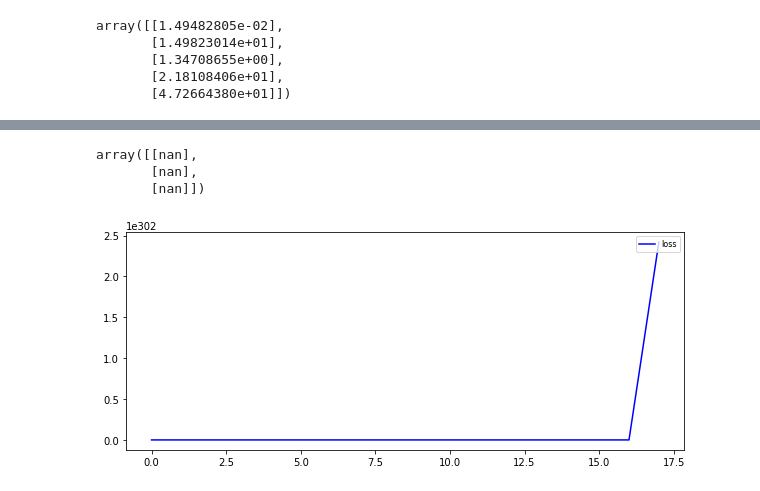
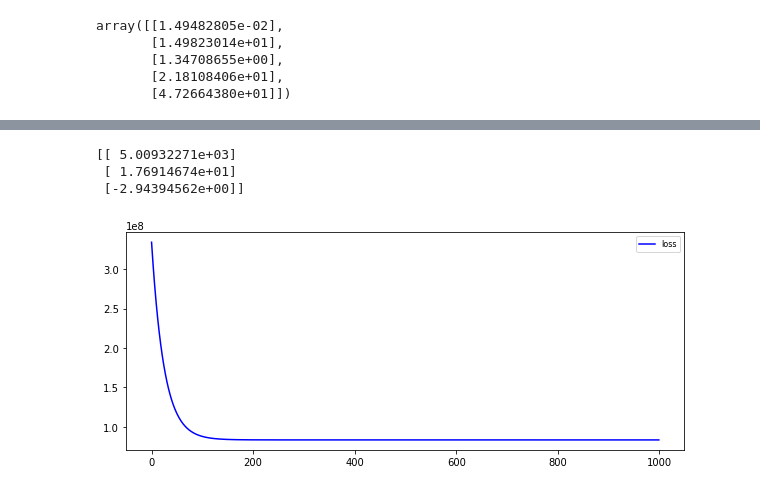
Before and after one commit to ol3gka/STUDY, a Jupyter notebook: main_tools.ipynb, the cells around one changed output, grey strips where cells are left out. Drawn from its saved outputs; the diff is of its cells as text; code cells hidden in the pictures.

```diff
--- a/main_tools.ipynb
+++ b/main_tools.ipynb
@@ -325,24 +341,27 @@ x_new = np.concatenate((np.ones((x.shape[0],1)), x), axis=1)
 y = np.array([[10+i] for i in range(n)])
 # %%
-class LinearRegression_MATRIX_grad:
+class LinearRegression:
   L=1e-3
   def __init__(self, X: np.ndarray, y: np.ndarray):
     self.X = X
-    self.X_new = np.concatenate((np.ones((X.shape[0],1)), X),axis=1)
     self.y = y
-    self.theta = np.zeros((X.shape[1]+1,1))
+    self.theta = np.zeros((X.shape[1],1))
     self.loss = []
+
   def predict(self):
-    y_pred = self.X_new.dot(self.theta)
+    y_pred = self.X.dot(self.theta)
     return y_pred
+
   def update_coef(self, l=L):
-    n = len(y)
+    n = len(self.y)
     y_pred = self.predict()
-    self.theta = self.theta - l*((2/n)*self.X_new.T.dot(y_pred-self.y))
+    self.theta = self.theta - l*((2/n)*self.X.T.dot(y_pred-self.y))
+
   def train(self, n=100, l=L):
     for i in range(n):
       self.loss.append(1/n*np.sum((self.predict()-self.y)**2))
       self.update_coef(l)
+
   def loss_plot(self):
     fig, ax = plt.subplots(1,1, figsize=(10,4))
     ax.plot(self.loss, linestyle='-', markersize=0, marker='o', c='b', label='loss')
@@ -371,12 +392,10 @@ array([[-4.79634649e+02],
 # %%
 reg = LinearRegression(x, y)
-reg.train(1000, 1e-3)
-reg.theta
+reg.train(1000, 1e-2)
+print(reg.theta)
+reg.loss_plot()
 # %% [output]
-array([[nan],
-       [nan],
-       [nan]])
+[[ 5.00932271e+03]
+ [ 1.76914674e+01]
+ [-2.94394562e+00]]
+[figure, added]
-# %%
-reg.loss_plot()
-# %% [output]
-[figure, removed]
```
Also changed, not shown: parts of 12 cells of this notebook.
